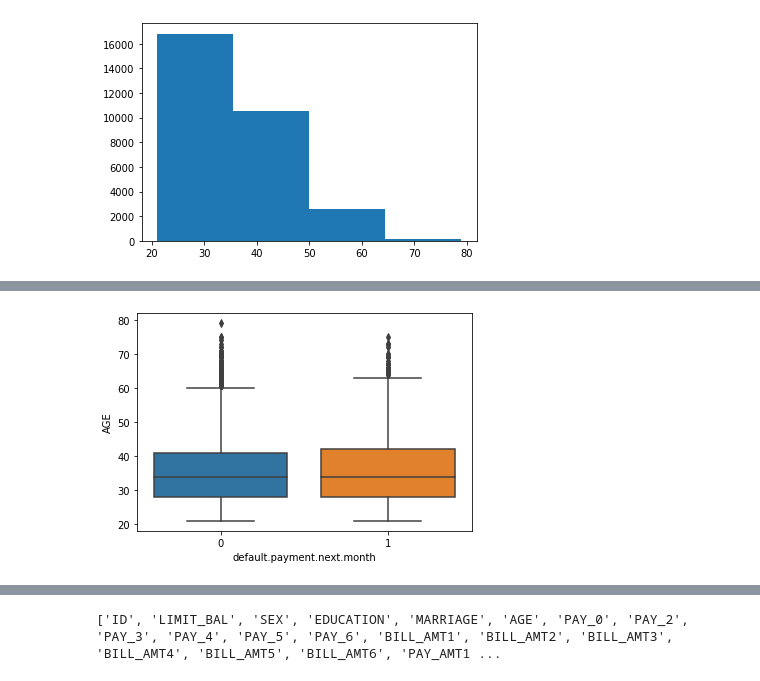
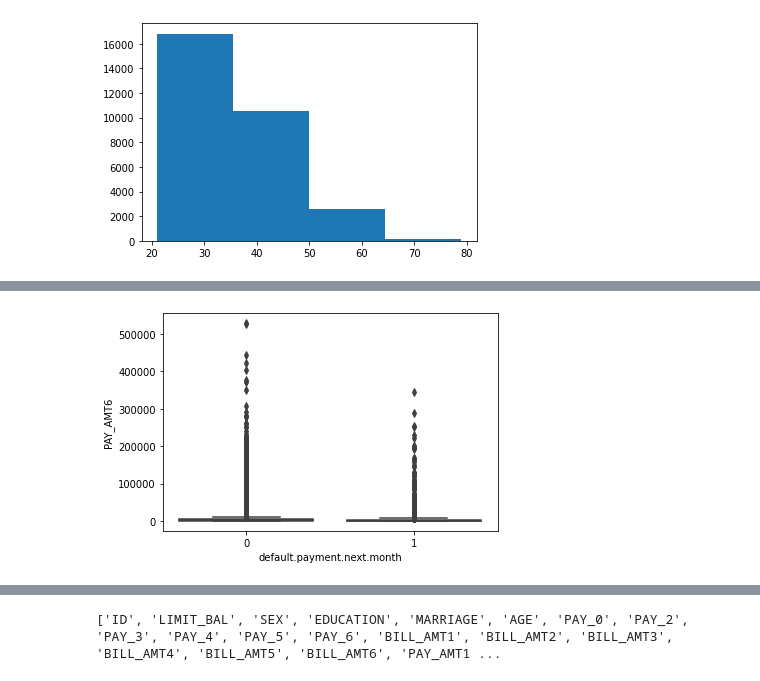
Before and after one commit to mihir70/Credit-Card-Prediction, a Jupyter notebook: Default.ipynb, the cells around one changed output, grey strips where cells are left out. Saved outputs shown, nothing was run; the diff lists cells and outputs as text; code cells hidden in the pictures.

```diff
--- a/Default.ipynb
+++ b/Default.ipynb
@@ -103,3 +111,6 @@ PAY_2
  3      184
  4      129
 Name: ID, dtype: int64
+# %%
+for i in range(8,10):
+  data[col[i]].replace(to_replace=1,value=4,inplace=True)
@@ -213,9 +264,9 @@ plt.show()
 # %%
 fig,ax=plt.subplots()
-sns.boxplot(y=data['AGE'],x=data['default.payment.next.month'])
+sns.boxplot(y=data['PAY_AMT6'],x=data['default.payment.next.month'])
 plt.show()
 # %% [output]
-[figure, old version]
+[figure, new version]
 # %%
 lis=list(data.columns)
 lis=lis[6:24]
```
Also changed, not shown: parts of 90 cells of this notebook.
